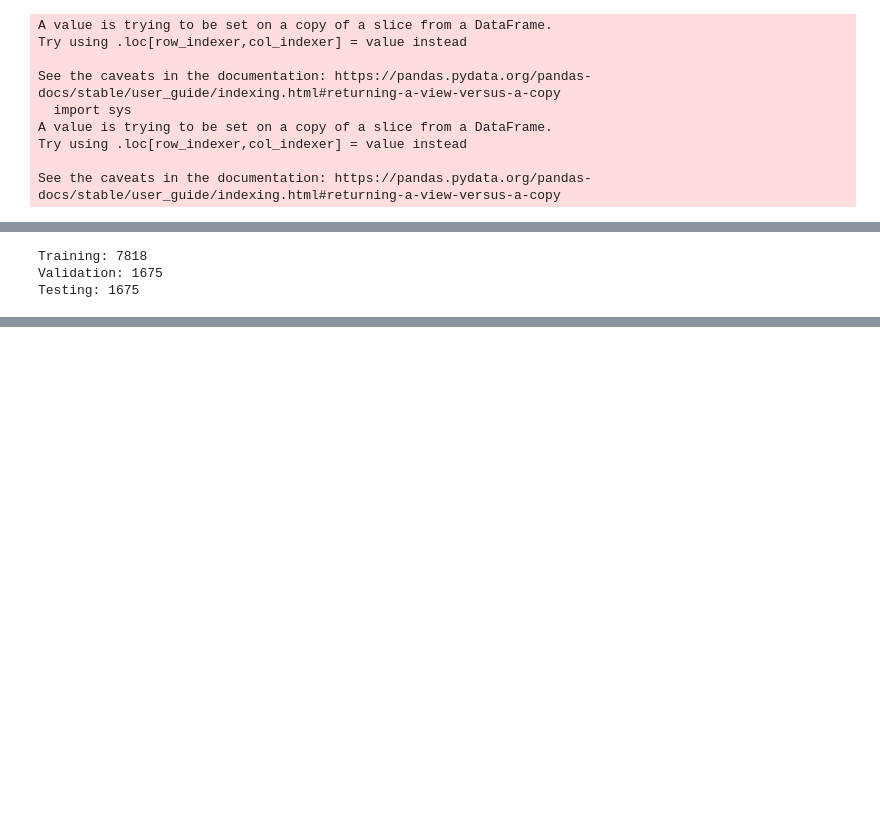
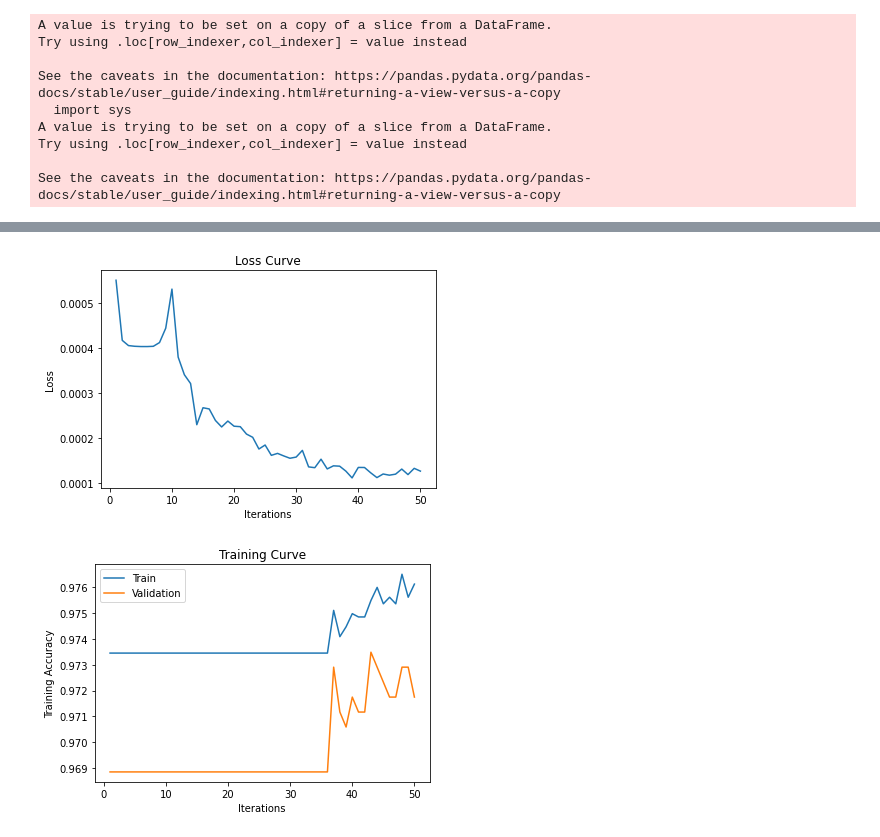
Before and after one commit to kipronod/COVID19-detection-deep-learning, a Jupyter notebook: COVID_19_Prediction.ipynb, the cells around one changed output, grey strips where cells are left out. Drawn from its saved outputs; the diff is of its cells as text; code cells hidden in the pictures; blank space fills up the shorter version.

```diff
--- a/COVID_19_Prediction.ipynb
+++ b/COVID_19_Prediction.ipynb
@@ -92,6 +92,6 @@ def data_normalize(x):
   return (x-min(x))/(max(x)-min(x))
 
 for i in num_columns:
-  df_[i] = data_normalize(df_[i])
+  df_new[i] = data_normalize(df_new[i])
 # %%
 # divide into positive and negative dataframes
@@ -150,14 +136,34 @@ trainSet = np.random.choice(len(df_combined), round(len(df_combined)*0.70), repl
 valSet = np.random.choice(len(df_combined), round(len(df_combined)*0.15), replace=False)
 testSet = np.random.choice(len(df_combined), round(len(df_combined)*0.15), replace=False)
 
-trainData = df_.iloc[trainSet]
-valData = df_.iloc[valSet]
-testData = df_.iloc[testSet]
-
-print("Training:", len(trainData))
-print("Validation:", len(valData))
-print("Testing:", len(testData))
+trainData = df_combined.iloc[trainSet]
+valData = df_combined.iloc[valSet]
+testData = df_combined.iloc[testSet]
-# %% [output]
-Training: 7818
-Validation: 1675
-Testing: 1675
+# %%
+from torch import nn
+import torch.nn.functional as F
+
+class ANN(nn.Module):
+    def __init__(self):
+        super(ANN, self).__init__()
+        self.layer1 = nn.Linear(31, 64)
+        self.layer2 = nn.Linear (64,16)
+        self.layer3 = nn.Linear (16,4)
+        self.layer4 = nn.Linear(4, 2)
+
+    def forward(self, x):
+        activation1 = self.layer1(x)
+        activation2 = F.sigmoid(self.layer2(activation1))
+        activation3 = F.sigmoid(self.layer3(activation2))
+        activation4 = self.layer4(activation3)
+        return activation4
+# %%
+batch_size= 64
+
+trainFeatures = torch.Tensor(trainData.values)
+valFeatures = torch.Tensor(valData.values)
+testFeatures = torch.Tensor(testData.values)
+
+train_loader = torch.utils.data.DataLoader(trainFeatures, batch_size=batch_size, num_workers=1)
+valid_loader = torch.utils.data.DataLoader(valFeatures, batch_size=batch_size, num_workers=1)
+test_loader = torch.utils.data.DataLoader(testFeatures, batch_size=batch_size, num_workers=1)
@@ -163,0 +232,5 @@ Testing: 1675
+# %%
+# CE Loss
+ann = ANN()
+train(ann, train_loader, valid_loader, num_epochs=50, learning_rate= 7e-3)
+# %% [output]
@@ -163,0 +254,2 @@ Testing: 1675
+[figure, added]
+[figure, added]
```
Also changed, not shown: parts of 9 cells of this notebook.
